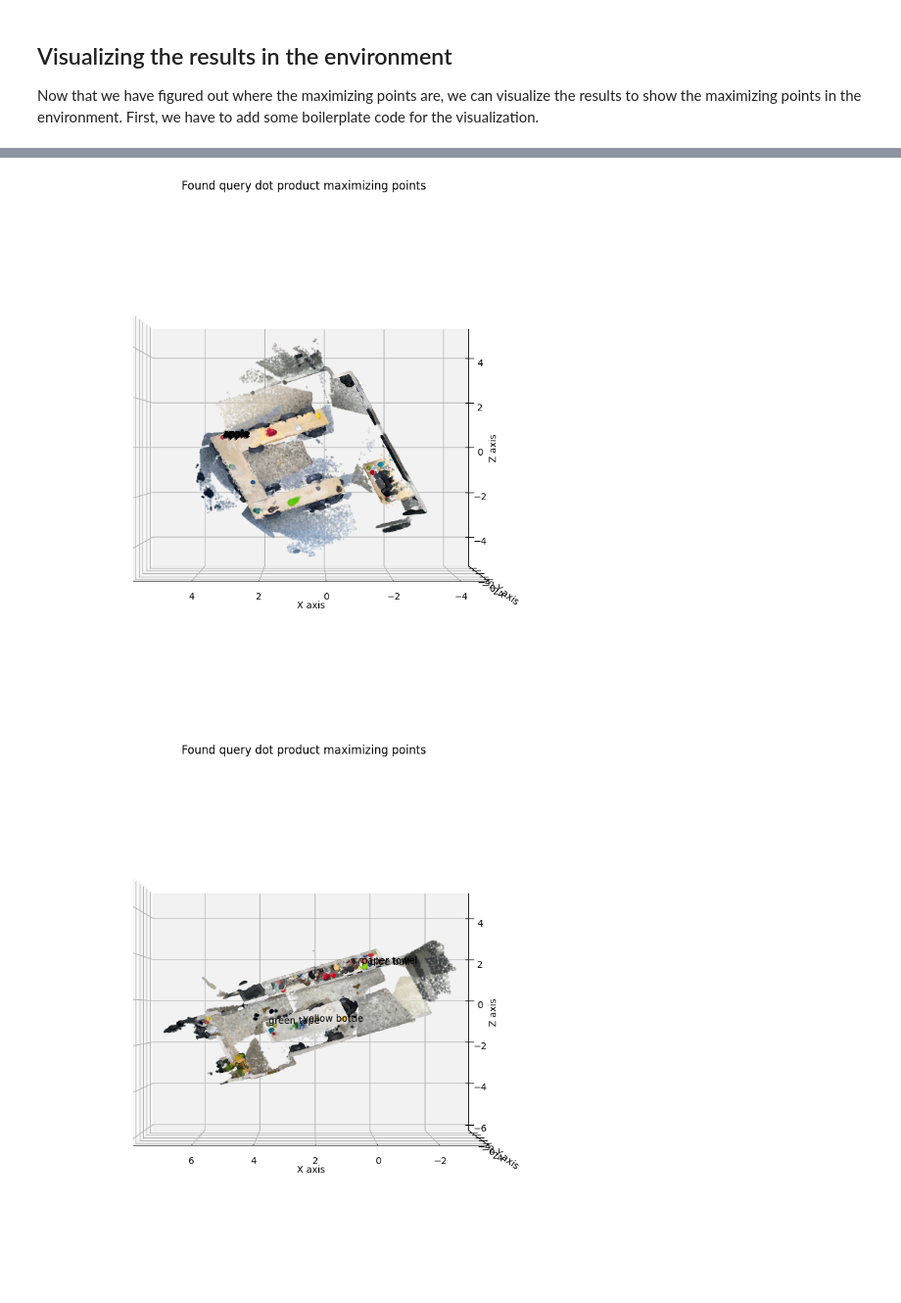
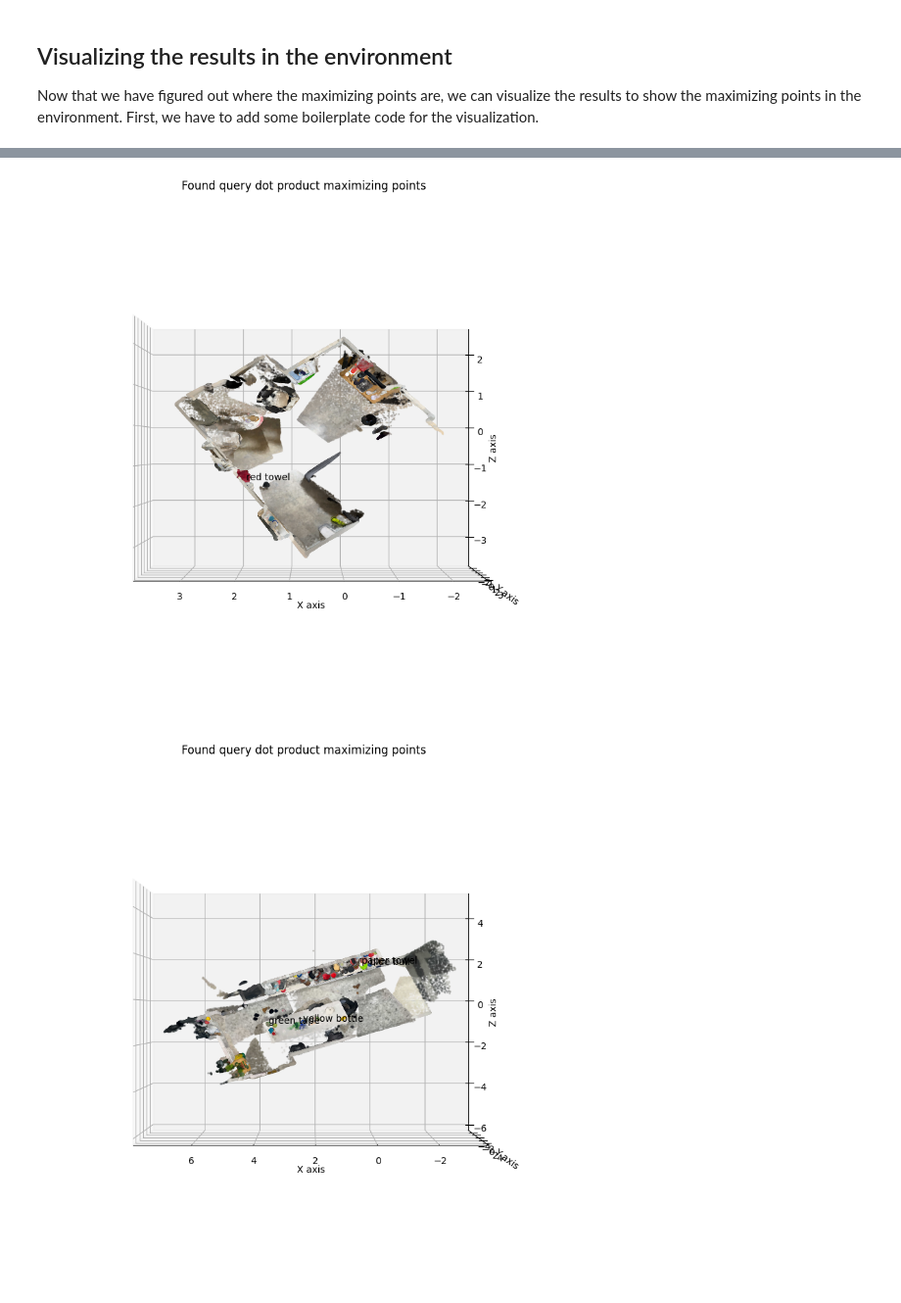
Before and after one commit to cpaxton/clip-fields, a Jupyter notebook: demo/4 - test model.ipynb, the cells around one changed output, grey strips where cells are left out. Shown at 98% size. Saved outputs shown, nothing was run; the diff lists cells and outputs as text; code cells hidden in the pictures.

```diff
--- a/demo/4 - test model.ipynb
+++ b/demo/4 - test model.ipynb
@@ -83,7 +83,7 @@ label_model = GridCLIPModel(
 ).to(DEVICE)
 
 #model_weights_path = "../cdslab/implicit_scene_label_model_latest_100.pt"
-model_weights_path = "../meeting_room_model_weights/implicit_scene_label_model_latest.pt"
+model_weights_path = "../Yaswanth_Bedroom_model_weights/implicit_scene_label_model_latest.pt"
 model_weights = torch.load(model_weights_path, map_location=DEVICE)
 label_model.load_state_dict(model_weights["model"])
 print(label_model)
@@ -216,12 +233,20 @@ Other attributes:
 # %%
 points, _, _, rgb = voxel_pcd.get_pointcloud()
+heatmap = PCA(voxel_pcd.get_pointcloud()[1])
+heatmap = (heatmap - torch.min(heatmap, dim = 0).values) / (torch.max(heatmap, dim = 0).values - torch.min(heatmap, dim = 0).values)
+points = voxel_pcd.get_pointcloud()[0]
+rgb = voxel_pcd.get_pointcloud()[3] / 255
 merged_pcd = o3d.geometry.PointCloud()
 merged_pcd.points = o3d.utility.Vector3dVector(points)
-merged_pcd.colors = o3d.utility.Vector3dVector(rgb)
+merged_pcd.colors = o3d.utility.Vector3dVector(heatmap)
 merged_downpcd = merged_pcd.voxel_down_sample(voxel_size=0.03)
+#merged_rgb = o3d.geometry.PointCloud()
+#merged_rgb.points = o3d.utility.Vector3dVector(points)
+#merged_rgb.colors = o3d.utility.Vector3dVector(rgb)
+#merged_rgb = merged_rgb.voxel_down_sample(voxel_size=0.03)
 
 print("Create pts result")
-pts_result = np.concatenate((np.asarray(training_data._label_xyz), np.asarray(training_data._label_rgb)), axis=-1)
+pts_result = np.concatenate((np.asarray(points), np.asarray(heatmap.int())), axis=-1)
 #pts_result = np.concatenate((np.asarray(merged_downpcd.points), np.asarray(merged_downpcd.colors) * 255), axis=-1)
 
 df = pd.DataFrame(
@@ -233,6 +258,7 @@ cloud = PyntCloud(df)
 
 # write the point cloud
 o3d.io.write_point_cloud(f"visualized_pointcloud/nyu_lab.ply", merged_downpcd)
+o3d.io.write_point_cloud(f"visualized_pointcloud/nyu_lab1.ply", merged_rgb)
 print("Point cloud", cloud)
 # %% [output]
 Create pts result
@@ -358,9 +383,8 @@ torch.Size([21, 983312])
 # %% [markdown]
 We can even visualize the "alignment" over the set of points! Let's visualize that for the first query.
 # %%
-queries = ['green bottle', 'tomato soup can', 'apple', 'blue bottle', 'yellow bottle', 'paper towel',
-            'green tape', 'blue ball', 'toy drill', 'banana', 'green bowl', 'red bowl', 'red cup', 'green ball', 'green ball']
-alignment_q = find_alignment_over_model(label_model, queries, points_dataloader, vision_weight = 10.0, text_weight = 10.0)
+queries = ['red towel']
+alignment_q = find_alignment_over_model(label_model, queries, points_dataloader, vision_weight = 10.0, text_weight = 1.0)
 #alignment_q = find_alignment_over_model(voxel_pcd, queries)
 # %% [output]
 huggingface/tokenizers: The current process just got forked, after parallelism has already been used. Disabling parallelism to avoid deadlocks...
@@ -449,10 +461,11 @@ use_threshold = True
 for query, q in zip(queries, alignment_q):
     alpha = q.detach().cpu().numpy()
     pts = training_data._label_xyz.detach().cpu()
+    colors = training_data._label_rgb.detach().cpu() / 255
 
     # We are thresholding the points to get the top 0.01% of points.
     # Subsample if the number of points is too large.
-    threshold = torch.quantile(q[::10, ...], 0.9999).cpu().item()
+    threshold = torch.quantile(q[::10, ...], 0.9).cpu().item()
 
     # Normalize alpha
     a_norm = (alpha - alpha.min()) / (alpha.max() - alpha.min())
@@ -461,13 +474,15 @@ for query, q in zip(queries, alignment_q):
 
     if use_threshold:
         thres = alpha > threshold
-        points = training_data._label_xyz[thres]
+        #points = training_data._label_xyz[thres]
+        points = training_data._label_xyz
         #max_point = pts[torch.topk(a_norm.squeeze(-1), k = 5).indices[-1]]
         max_point = pts[torch.topk(a_norm.squeeze(-1), k = 30).indices]
         #max_point = pts[torch.argmax(a_norm)]
         max_points.append(max_point)
         print(f"LOOKAT {query} {max_point.tolist()}")
-        colors = all_colors[thres]
+        #colors = all_colors[thres]
+        colors[~thres] = 1
     else:
         points = training_data._label_xyz
         colors = all_colors
@@ -477,5 +492,5 @@ for query, q in zip(queries, alignment_q):
     merged_downpcd = merged_pcd.voxel_down_sample(voxel_size=0.01)
     #visual_str = "_visual" if visual else ""
     #thres_str = "_thres" if use_threshold else ""
-    #o3d.io.write_point_cloud(f"visualized_pointcloud/model_nyu_kitchen_{query}{visual_str}{thres_str}.ply", merged_downpcd)
+    o3d.io.write_point_cloud(f"visualized_pointcloud/object.ply", merged_downpcd)
 # %% [output]
@@ -587,25 +566,25 @@ plot_with_matplotlib(
 # %%
 plot_with_matplotlib(
     cloud,
     width=800,
     height=500,
     background="black",
     mesh=False,
     use_as_color=["red", "green", "blue"],
     initial_point_size=None,
     cmap="hsv",
     polylines=None,
     linewidth=5,
     return_scene=False,
     output_name="pyntcloud_plot",
     elev=0.,
     azim=90.,
-    text=zip(max_points[2][:10], [queries[2]] * 10),
+    text=zip(max_points[0][:1], [queries[0]] * 1),
     title="Found query dot product maximizing points",
     goto=max_points_goto,
 )
 # %% [output]
-[figure, old version]
+[figure, new version]
 # %%
 i = 4
 plot_with_matplotlib(
```
Also changed, not shown: parts of 11 cells of this notebook, 4 other files.
